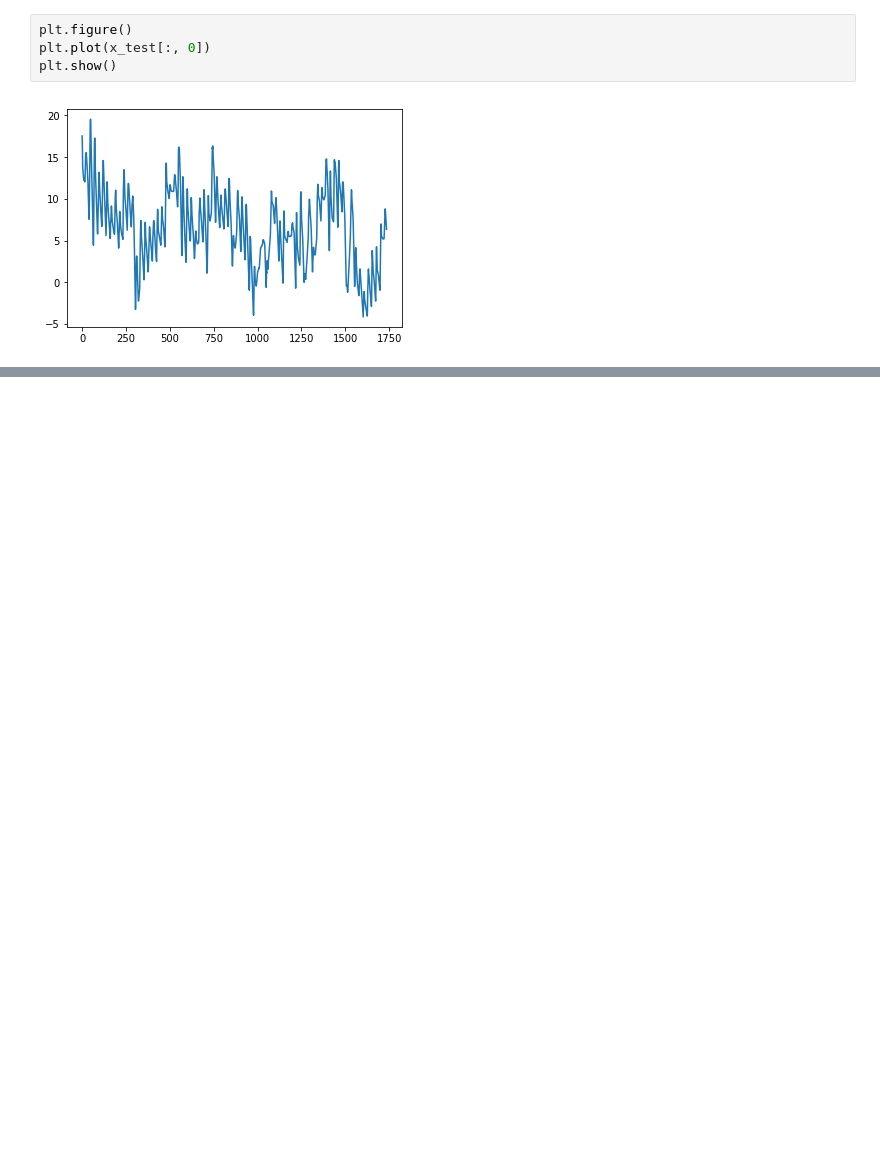
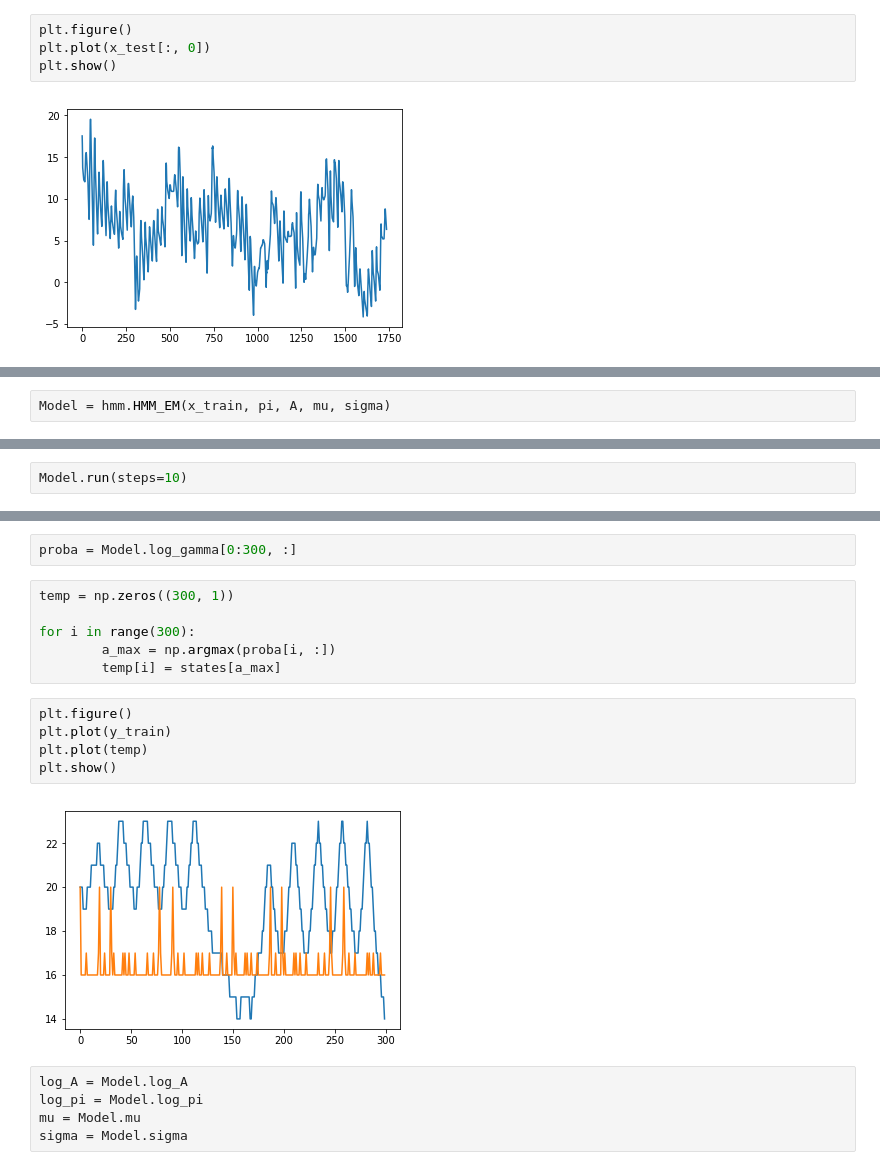
Before and after one commit to adelegi/Challenge_ENS, a Jupyter notebook: X.ipynb, the cells around one changed output, grey strips where cells are left out. Cells and saved outputs as stored; diff of their text form; blank space fills up the shorter version.

```diff
--- a/X.ipynb
+++ b/X.ipynb
@@ -117,0 +384,2 @@ plt.show()
+# %%
+Model = hmm.HMM_EM(x_train, pi, A, mu, sigma)
@@ -117,0 +390,2 @@ plt.show()
+# %%
+Model.run(steps=10)
@@ -117,0 +410,20 @@ plt.show()
+# %%
+proba = Model.log_gamma[0:300, :]
+# %%
+temp = np.zeros((300, 1))
+
+for i in range(300):
+        a_max = np.argmax(proba[i, :])
+        temp[i] = states[a_max]
+# %%
+plt.figure()
+plt.plot(y_train)
+plt.plot(temp)
+plt.show()
+# %% [output]
+[figure, added]
+# %%
+log_A = Model.log_A
+log_pi = Model.log_pi
+mu = Model.mu
+sigma = Model.sigma
```
Also changed, not shown: parts of 78 cells of this notebook, 3 other files.
